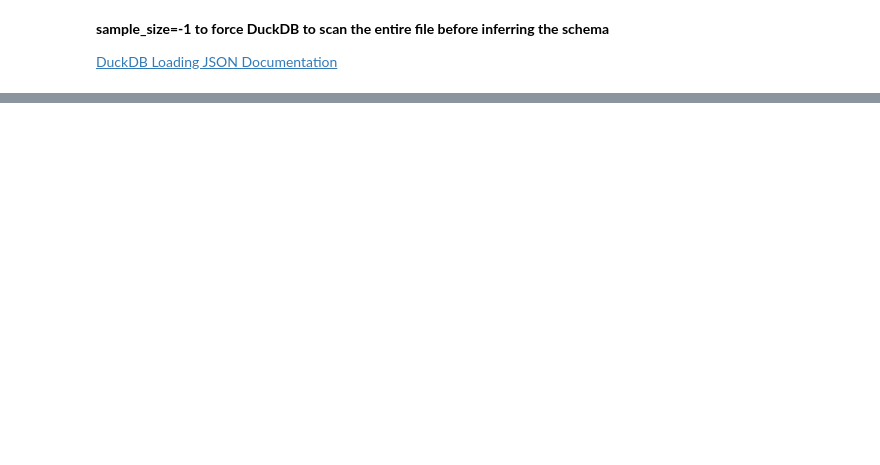
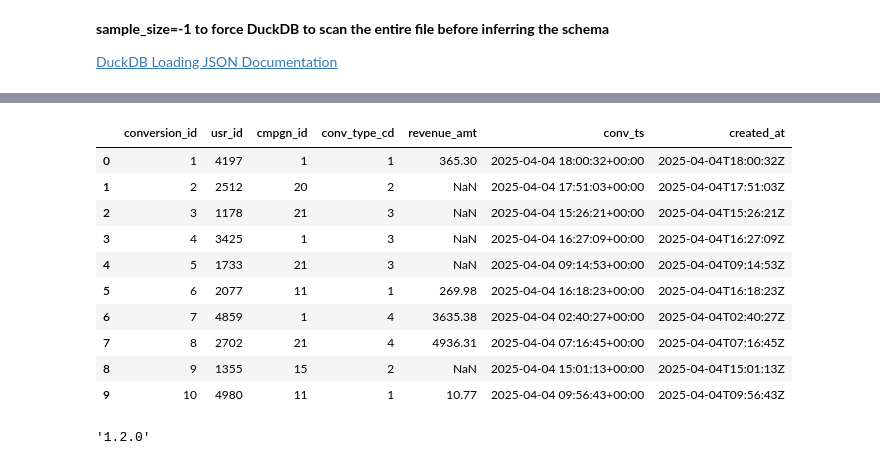
Before and after one commit to Anwar11234/Marketing-Attribution-Data-Pipeline, a Jupyter notebook: data_ingestion/data_ingestion.ipynb, the cells around one changed output, grey strips where cells are left out. Drawn from its saved outputs; the diff is of its cells as text; code cells hidden in the pictures; blank space fills up the shorter version.

```diff
--- a/data_ingestion/data_ingestion.ipynb
+++ b/data_ingestion/data_ingestion.ipynb
@@ -167,0 +190,18 @@ conn.execute("select * from raw.segment_tracks where message_id = '56e5616e27be6
+# %%
+conn.execute("select * from raw.app_conversions limit 10").fetch_df()
+# %% [output]
+|  | conversion_id | usr_id | cmpgn_id | conv_type_cd | revenue_amt | conv_ts | created_at |
+| 0 | 1 | 4197 | 1 | 1 | 365.30 | 2025-04-04 18:00:32+00:00 | 2025-04-04T18:00:32Z |
+| 1 | 2 | 2512 | 20 | 2 | NaN | 2025-04-04 17:51:03+00:00 | 2025-04-04T17:51:03Z |
+| 2 | 3 | 1178 | 21 | 3 | NaN | 2025-04-04 15:26:21+00:00 | 2025-04-04T15:26:21Z |
+| 3 | 4 | 3425 | 1 | 3 | NaN | 2025-04-04 16:27:09+00:00 | 2025-04-04T16:27:09Z |
+| 4 | 5 | 1733 | 21 | 3 | NaN | 2025-04-04 09:14:53+00:00 | 2025-04-04T09:14:53Z |
+| 5 | 6 | 2077 | 11 | 1 | 269.98 | 2025-04-04 16:18:23+00:00 | 2025-04-04T16:18:23Z |
+| 6 | 7 | 4859 | 1 | 4 | 3635.38 | 2025-04-04 02:40:27+00:00 | 2025-04-04T02:40:27Z |
+| 7 | 8 | 2702 | 21 | 4 | 4936.31 | 2025-04-04 07:16:45+00:00 | 2025-04-04T07:16:45Z |
+| 8 | 9 | 1355 | 15 | 2 | NaN | 2025-04-04 15:01:13+00:00 | 2025-04-04T15:01:13Z |
+| 9 | 10 | 4980 | 11 | 1 | 10.77 | 2025-04-04 09:56:43+00:00 | 2025-04-04T09:56:43Z |
+# %%
+duckdb.__version__
+# %% [output]
+'1.2.0'
```
Also changed, not shown: parts of 15 cells of this notebook, 2 other files.
